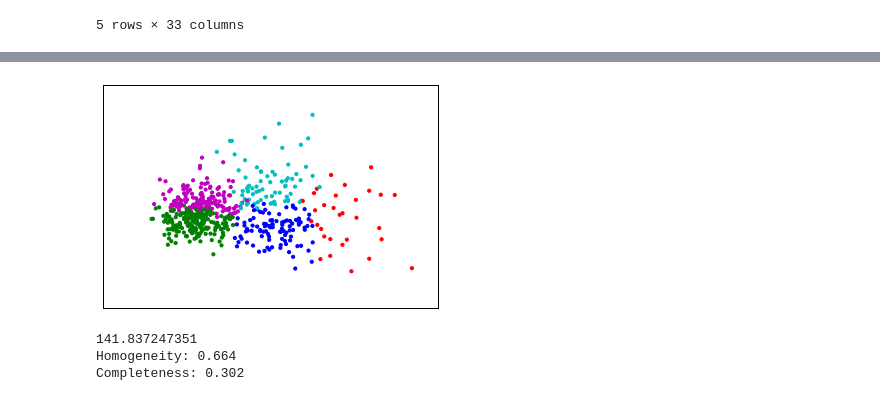
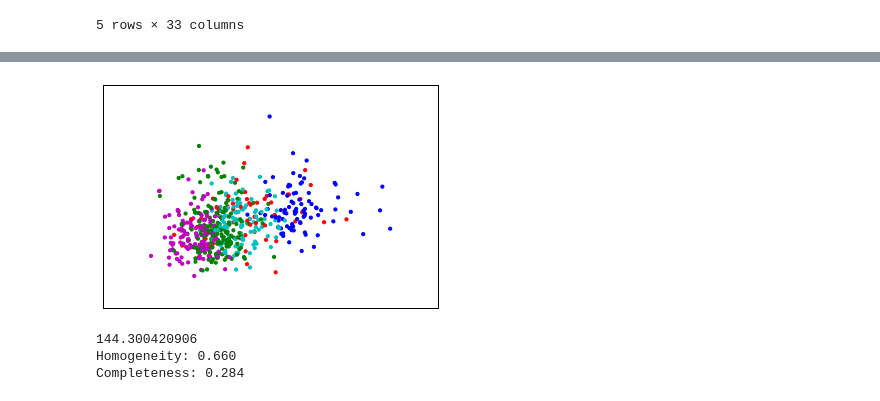
Before and after one commit to MLStudyGroup/ML_tutorial, a Jupyter notebook: Workshop1_Clustering.ipynb, the cells around one changed output, grey strips where cells are left out. Drawn from its saved outputs; the diff is of its cells as text; code cells hidden in the pictures.

```diff
--- a/Workshop1_Clustering.ipynb
+++ b/Workshop1_Clustering.ipynb
@@ -71,28 +71,28 @@ Completeness: 0.300
 # %%
 from sklearn import preprocessing
 from sklearn.decomposition import PCA
 
 min_max_scaler = preprocessing.MinMaxScaler()
 X1 = X1.astype(np.float64)
 X2 = min_max_scaler.fit_transform(X1)
 
 pca = PCA(n_components=10)
 X3 = pca.fit_transform(X2)
 
-model = KMeans(n_clusters=5, n_init=1, max_iter=10, algorithm='elkan', tol=1e-4, verbose=False)
+model = KMeans(n_clusters=5, n_init=1, max_iter=10, algorithm='full', tol=1e-4, verbose=False)
 model.fit(X3)
 labels = model.labels_
 
-plt.scatter(X3[:, 0], X3[:, 1], color=colors[labels].tolist(), s=10)
+plt.scatter(X2[:, 0], X2[:, 1], color=colors[labels].tolist(), s=10)
 plt.xticks(())
 plt.yticks(())
 plt.show()
 
 print model.inertia_
 print("Homogeneity: %0.3f" % metrics.homogeneity_score(y, labels))
 print("Completeness: %0.3f" % metrics.completeness_score(y, labels))
 # %% [output]
-[figure, old version]
+[figure, new version]
-141.837247351
-Homogeneity: 0.664
-Completeness: 0.302
+144.300420906
+Homogeneity: 0.660
+Completeness: 0.284
```
Also changed, not shown: parts of 2 cells of this notebook.
